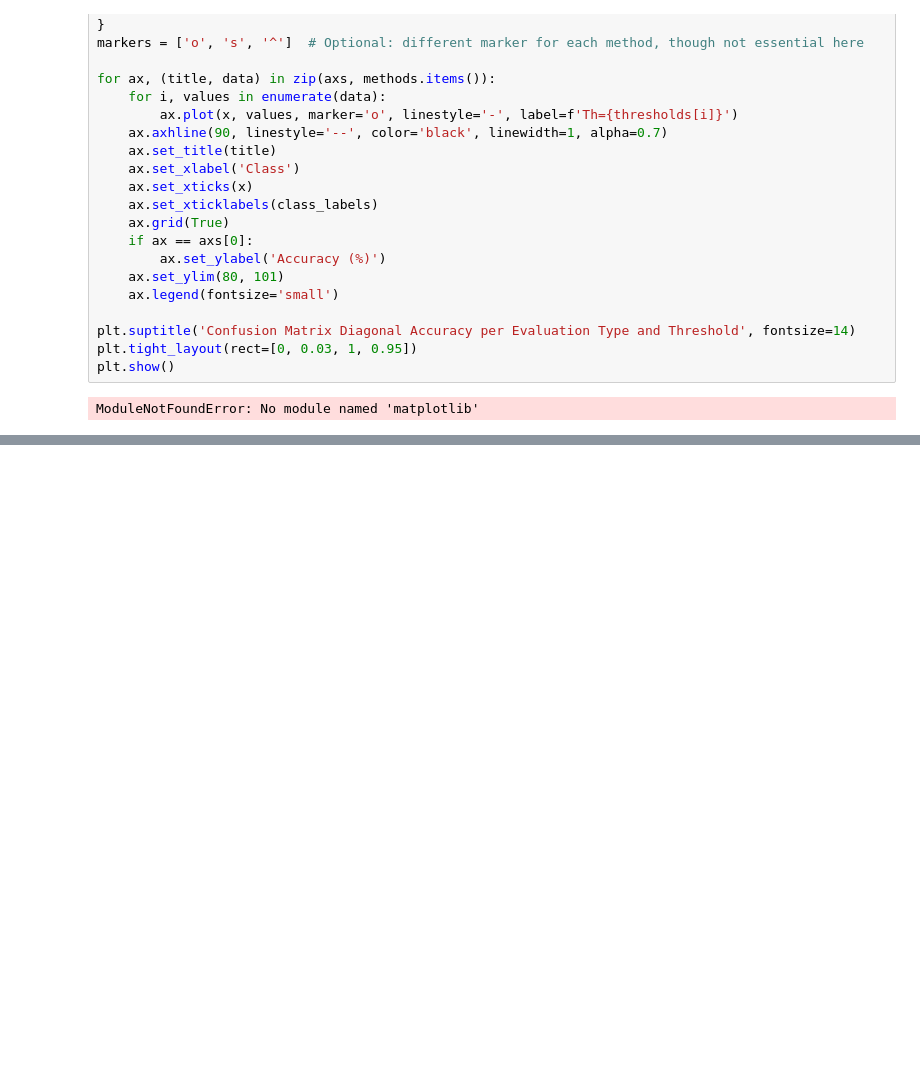
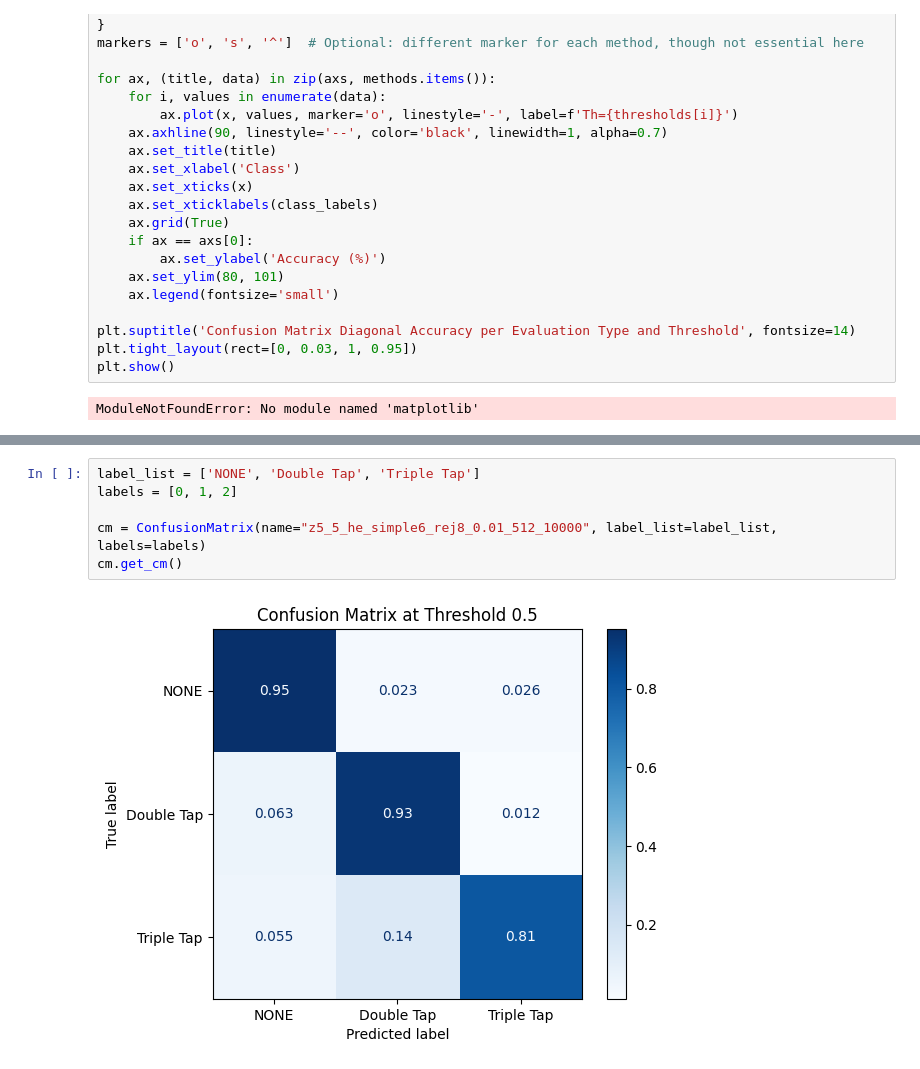
Before and after one commit to npapadopoulou-invn/wat_dnn, a Jupyter notebook: prox.ipynb, the cells around one changed output, grey strips where cells are left out. Cells and saved outputs as stored; diff of their text form; blank space fills up the shorter version.

```diff
--- a/prox.ipynb
+++ b/prox.ipynb
@@ -206,0 +247,8 @@ ModuleNotFoundError: No module named 'matplotlib'
+# %%
+label_list = ['NONE', 'Double Tap', 'Triple Tap']
+labels = [0, 1, 2]
+
+cm = ConfusionMatrix(name="z5_5_he_simple6_rej8_0.01_512_10000", label_list=label_list, labels=labels)
+cm.get_cm()
+# %% [output]
+[figure, added]
```
Also changed, not shown: parts of 1 cell of this notebook, 3 other files.
